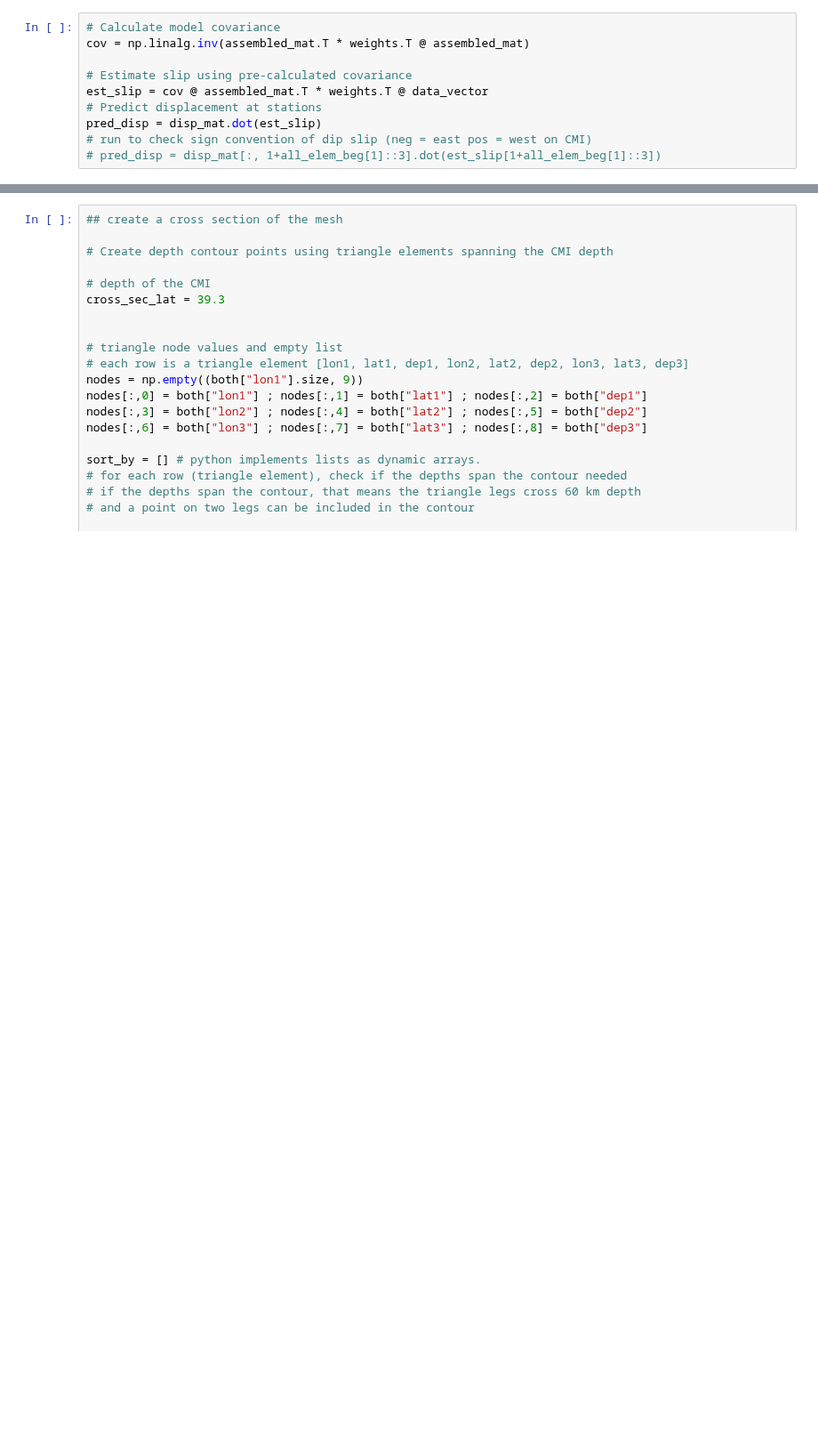
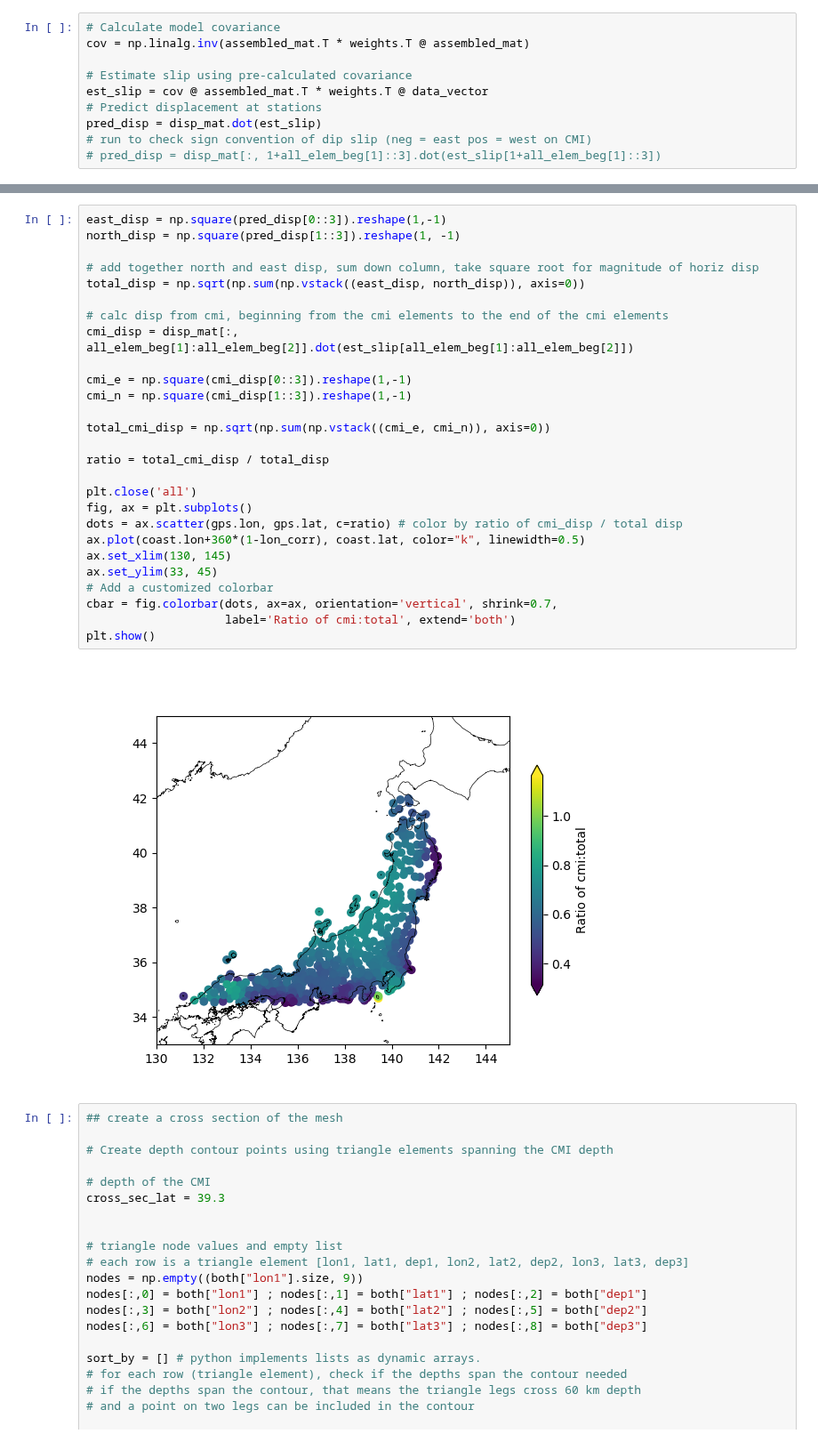
Before and after one commit to e-middleton/Emily_fault_displacement, a Jupyter notebook: CMI.ipynb, the cells around one changed output, grey strips where cells are left out. Shown at 89% size. Drawn from its saved outputs; the diff is of its cells as text; blank space fills up the shorter version.

```diff
--- a/CMI.ipynb
+++ b/CMI.ipynb
@@ -1535,3 +1535,32 @@ root mean square residual: 2.082 cm
+# %%
+east_disp = np.square(pred_disp[0::3]).reshape(1,-1)
+north_disp = np.square(pred_disp[1::3]).reshape(1, -1)
+
+# add together north and east disp, sum down column, take square root for magnitude of horiz disp
+total_disp = np.sqrt(np.sum(np.vstack((east_disp, north_disp)), axis=0))
+
+# calc disp from cmi, beginning from the cmi elements to the end of the cmi elements
+cmi_disp = disp_mat[:, all_elem_beg[1]:all_elem_beg[2]].dot(est_slip[all_elem_beg[1]:all_elem_beg[2]])
+
+cmi_e = np.square(cmi_disp[0::3]).reshape(1,-1)
+cmi_n = np.square(cmi_disp[1::3]).reshape(1,-1)
+
+total_cmi_disp = np.sqrt(np.sum(np.vstack((cmi_e, cmi_n)), axis=0))
+
+ratio = total_cmi_disp / total_disp
+
+plt.close('all')
+fig, ax = plt.subplots()
+dots = ax.scatter(gps.lon, gps.lat, c=ratio) # color by ratio of cmi_disp / total disp
+ax.plot(coast.lon+360*(1-lon_corr), coast.lat, color="k", linewidth=0.5)
+ax.set_xlim(130, 145)
+ax.set_ylim(33, 45)
+# Add a customized colorbar
+cbar = fig.colorbar(dots, ax=ax, orientation='vertical', shrink=0.7,
+                    label='Ratio of cmi:total', extend='both')
+plt.show()
+# %% [output]
+[figure, added]
 # %%
 ## create a cross section of the mesh
 
```
Also changed, not shown: parts of 6 cells of this notebook.
